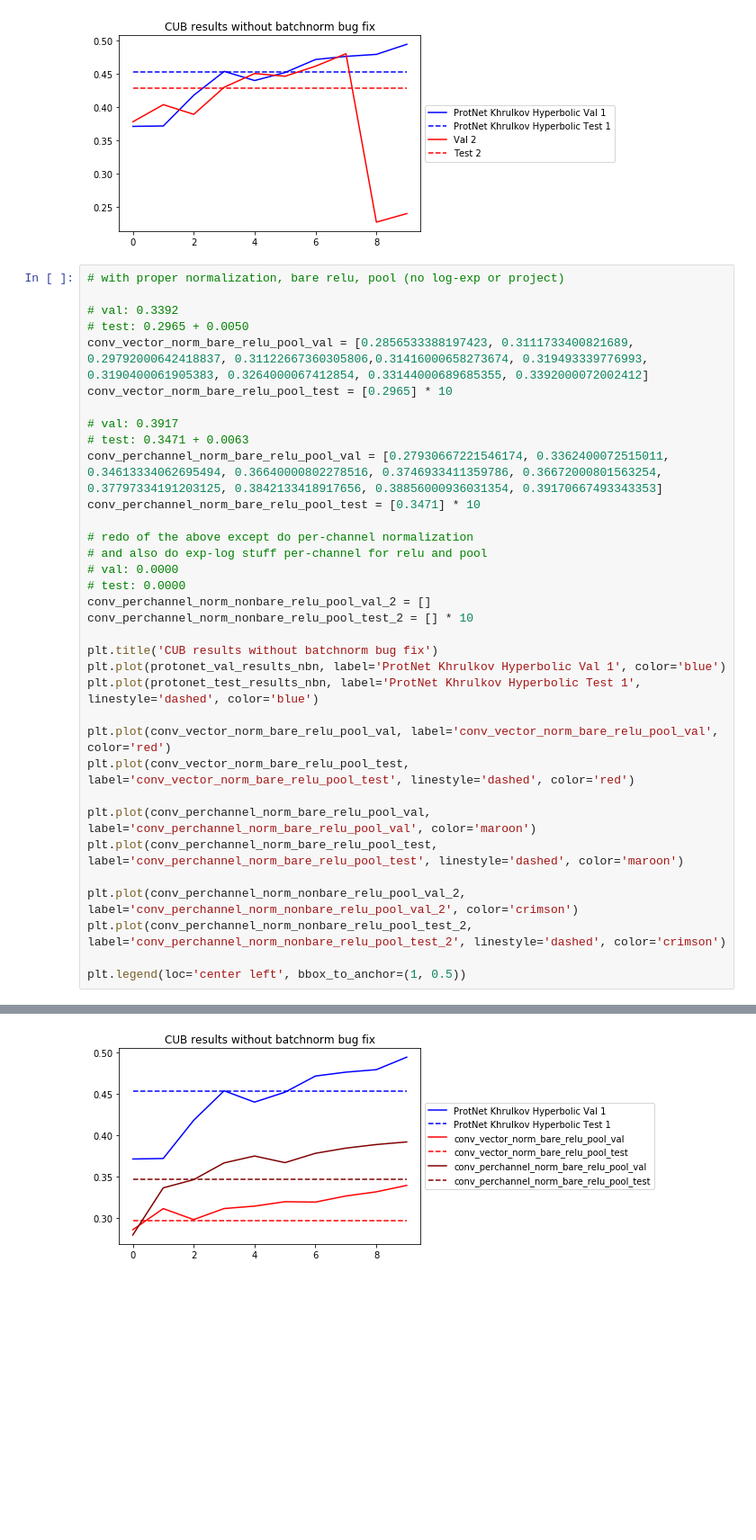
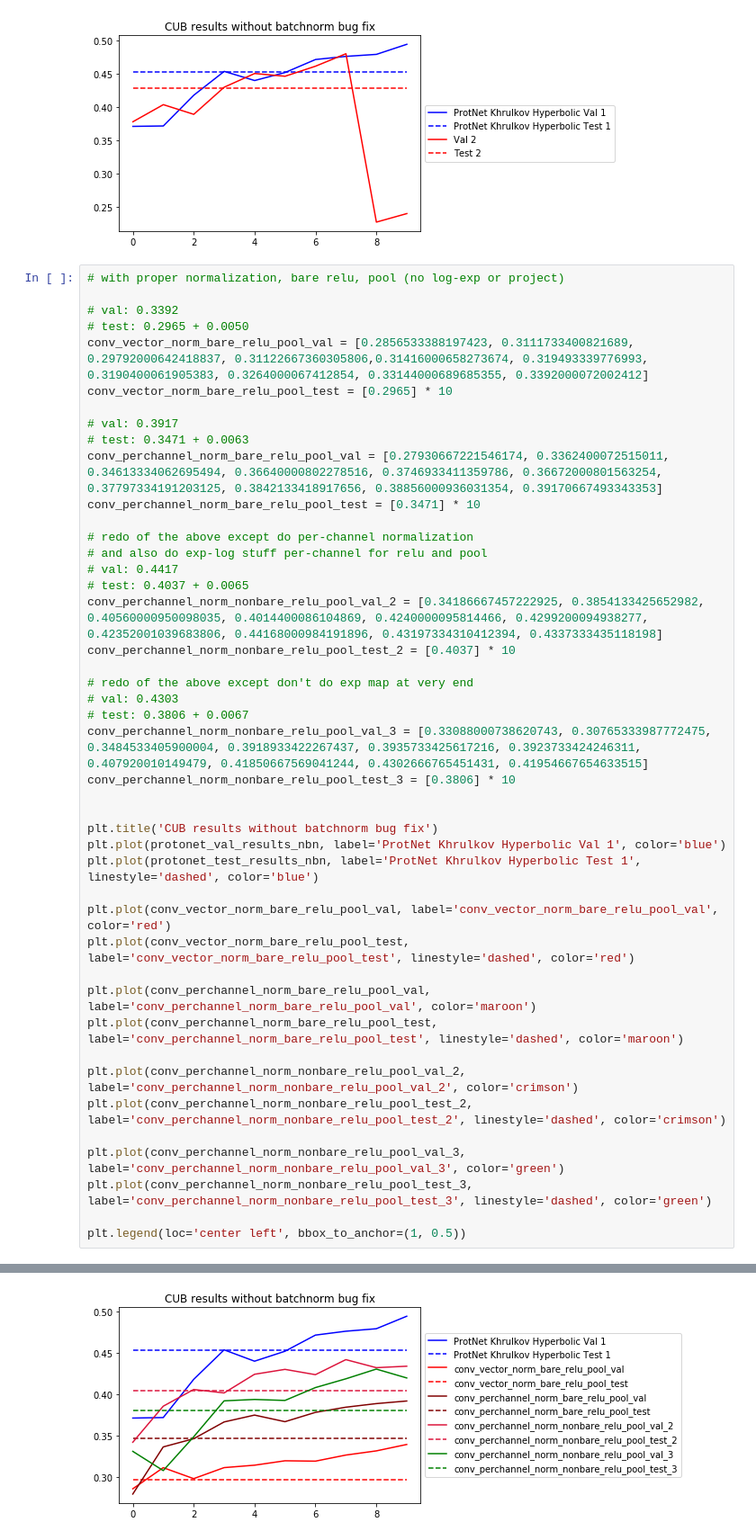
Before and after one commit to isaykatsman/hyperbolic-image-embeddings, a Jupyter notebook: examples/fewshot/few_shot_benchmarks.ipynb, the cells around one changed output, grey strips where cells are left out. Shown at 90% size. Drawn from its saved outputs; the diff is of its cells as text; blank space fills up the shorter version.

```diff
--- a/examples/fewshot/few_shot_benchmarks.ipynb
+++ b/examples/fewshot/few_shot_benchmarks.ipynb
@@ -203,35 +223,45 @@ plt.legend(loc='center left', bbox_to_anchor=(1, 0.5))
 
 # val: 0.3392
 # test: 0.2965 + 0.0050
 conv_vector_norm_bare_relu_pool_val = [0.2856533388197423, 0.3111733400821689, 0.29792000642418837, 0.31122667360305806,0.31416000658273674, 0.319493339776993, 0.3190400061905383, 0.3264000067412854, 0.33144000689685355, 0.3392000072002412]
 conv_vector_norm_bare_relu_pool_test = [0.2965] * 10
 
 # val: 0.3917
 # test: 0.3471 + 0.0063
 conv_perchannel_norm_bare_relu_pool_val = [0.27930667221546174, 0.3362400072515011, 0.34613334062695494, 0.36640000802278516, 0.3746933411359786, 0.36672000801563254, 0.37797334191203125, 0.3842133418917656, 0.38856000936031354, 0.39170667493343353]
 conv_perchannel_norm_bare_relu_pool_test = [0.3471] * 10
 
 # redo of the above except do per-channel normalization
 # and also do exp-log stuff per-channel for relu and pool
-# val: 0.0000
-# test: 0.0000
-conv_perchannel_norm_nonbare_relu_pool_val_2 = []
-conv_perchannel_norm_nonbare_relu_pool_test_2 = [] * 10
+# val: 0.4417
+# test: 0.4037 + 0.0065
+conv_perchannel_norm_nonbare_relu_pool_val_2 = [0.34186667457222925, 0.3854133425652982, 0.40560000950098035, 0.4014400086104869, 0.4240000095814466, 0.4299200094938277, 0.42352001039683806, 0.44168000984191896, 0.43197334310412394, 0.4337333435118198]
+conv_perchannel_norm_nonbare_relu_pool_test_2 = [0.4037] * 10
+
+# redo of the above except don't do exp map at very end
+# val: 0.4303
+# test: 0.3806 + 0.0067
+conv_perchannel_norm_nonbare_relu_pool_val_3 = [0.33088000738620743, 0.30765333987772475, 0.3484533405900004, 0.3918933422267437, 0.3935733425617216, 0.3923733424246311, 0.407920010149479, 0.41850667569041244, 0.4302666765451431, 0.41954667654633515]
+conv_perchannel_norm_nonbare_relu_pool_test_3 = [0.3806] * 10
+
 
 plt.title('CUB results without batchnorm bug fix')
 plt.plot(protonet_val_results_nbn, label='ProtNet Khrulkov Hyperbolic Val 1', color='blue')
 plt.plot(protonet_test_results_nbn, label='ProtNet Khrulkov Hyperbolic Test 1', linestyle='dashed', color='blue')
 
 plt.plot(conv_vector_norm_bare_relu_pool_val, label='conv_vector_norm_bare_relu_pool_val', color='red')
 plt.plot(conv_vector_norm_bare_relu_pool_test, label='conv_vector_norm_bare_relu_pool_test', linestyle='dashed', color='red')
 
 plt.plot(conv_perchannel_norm_bare_relu_pool_val, label='conv_perchannel_norm_bare_relu_pool_val', color='maroon')
 plt.plot(conv_perchannel_norm_bare_relu_pool_test, label='conv_perchannel_norm_bare_relu_pool_test', linestyle='dashed', color='maroon')
 
 plt.plot(conv_perchannel_norm_nonbare_relu_pool_val_2, label='conv_perchannel_norm_nonbare_relu_pool_val_2', color='crimson')
 plt.plot(conv_perchannel_norm_nonbare_relu_pool_test_2, label='conv_perchannel_norm_nonbare_relu_pool_test_2', linestyle='dashed', color='crimson')
 
+plt.plot(conv_perchannel_norm_nonbare_relu_pool_val_3, label='conv_perchannel_norm_nonbare_relu_pool_val_3', color='green')
+plt.plot(conv_perchannel_norm_nonbare_relu_pool_test_3, label='conv_perchannel_norm_nonbare_relu_pool_test_3', linestyle='dashed', color='green')
+
 plt.legend(loc='center left', bbox_to_anchor=(1, 0.5))
 # %% [output]
 <matplotlib.legend.Legend at 0x...>
-[figure, old version]
+[figure, new version]
```
Also changed, not shown: parts of 2 cells of this notebook, 9 other files.
